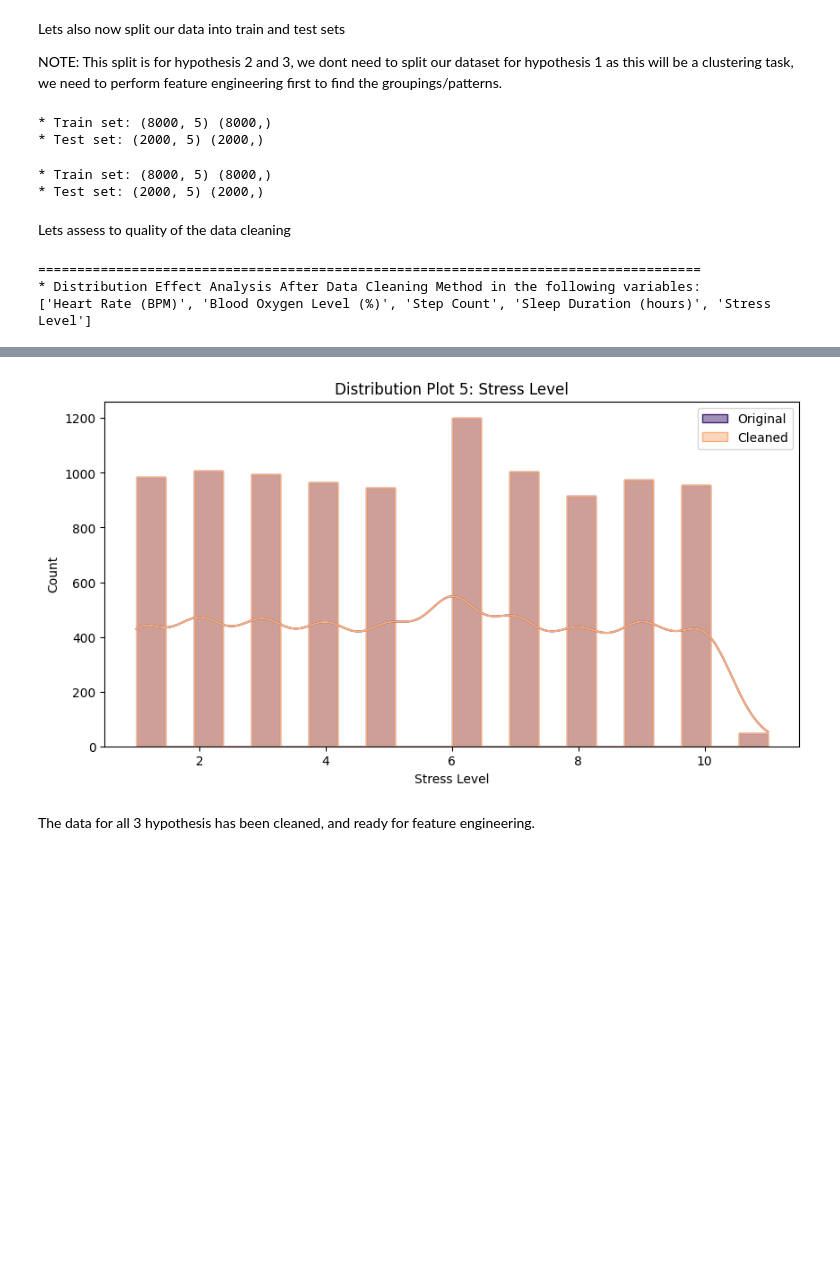
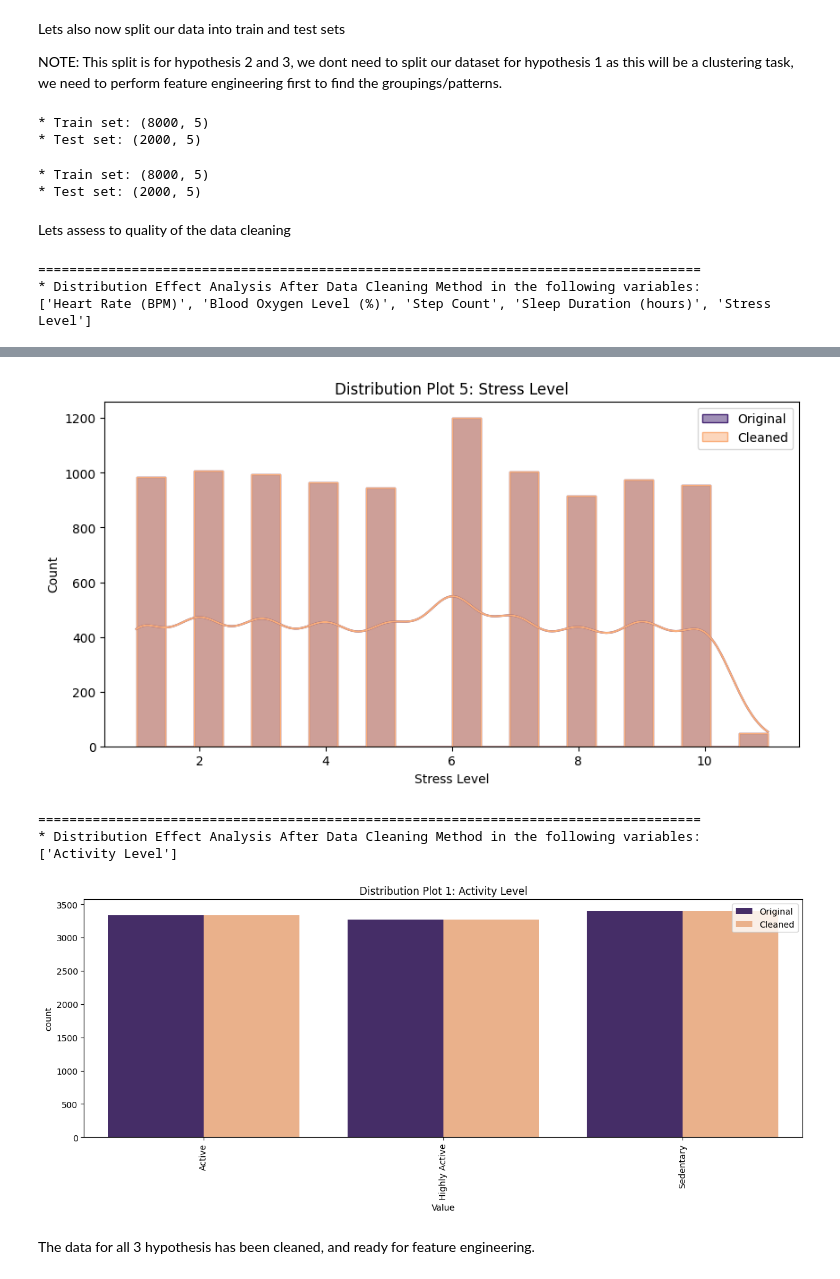
Before and after one commit to MaxBWiseman/Predictive_Analytics_Project, a Jupyter notebook: jupyter_notebooks/Data_Cleaning_Notepad.ipynb, the cells around one changed output, grey strips where cells are left out. Saved outputs shown, nothing was run; the diff lists cells and outputs as text; code cells hidden in the pictures; blank space fills up the shorter version.

Commit message:
fixed cleaned files output, visuals
Fixed the way the data is saved after data cleaning. Included before and after data cleaning histograms

```diff
--- a/jupyter_notebooks/Data_Cleaning_Notepad.ipynb
+++ b/jupyter_notebooks/Data_Cleaning_Notepad.ipynb
@@ -590,46 +590,43 @@ if "hypothesis_two_data" not in os.listdir(CleanedData):
     os.mkdir(HypothesisTwo)
 
 from sklearn.model_selection import train_test_split
-X_train, X_test, y_train, y_test = train_test_split(df.drop(['Stress Level'],axis=1),
+TrainSet, TestSet, _, __ = train_test_split(df.drop(['Stress Level'],axis=1),
                                                     df['Stress Level'],
                                                     test_size=0.2,
                                                     random_state=101)
 
 # Is good practice to inspect the shape of the Train and Test sets.
-print("* Train set:", X_train.shape, y_train.shape, "\n* Test set:",  X_test.shape, y_test.shape)
+print("* Train set:", TrainSet.shape, "\n* Test set:",  TestSet.shape)
 
-X_train.to_csv(HypothesisTwo + "X_train.csv", index=False)
-X_test.to_csv(HypothesisTwo + "X_test.csv", index=False)
-y_train.to_csv(HypothesisTwo + "y_train.csv", index=False)
-y_test.to_csv(HypothesisTwo + "y_test.csv", index=False)
+TrainSet.to_csv(HypothesisTwo + "TrainSet.csv", index=False)
+TestSet.to_csv(HypothesisTwo + "TestSet.csv", index=False)
 # %% [output]
-* Train set: (8000, 5) (8000,)
-* Test set: (2000, 5) (2000,)
+* Train set: (8000, 5)
+* Test set: (2000, 5)
 # %%
 HypothesisThree = CleanedData + "hypothesis_three_data/"
 if "hypothesis_three_data" not in os.listdir(CleanedData):
     os.mkdir(HypothesisThree)
 
 from sklearn.model_selection import train_test_split
-X_train, X_test, y_train, y_test = train_test_split(df.drop(['Step Count'],axis=1),
+TrainSet, TestSet, _, __ = train_test_split(df.drop(['Step Count'],axis=1),
                                                     df['Step Count'],
                                                     test_size=0.2,
                                                     random_state=101)
 
 # Is good practice to inspect the shape of the Train and Test sets.
-print("* Train set:", X_train.shape, y_train.shape, "\n* Test set:",  X_test.shape, y_test.shape)
+print("* Train set:", TrainSet.shape, "\n* Test set:",  TestSet.shape)
 
-X_train.to_csv(HypothesisThree + "X_train.csv", index=False)
-X_test.to_csv(HypothesisThree + "X_test.csv", index=False)
-y_train.to_csv(HypothesisThree + "y_train.csv", index=False)
-y_test.to_csv(HypothesisThree + "y_test.csv", index=False)
+TrainSet.to_csv(HypothesisThree + "TrainSet.csv", index=False)
+TestSet.to_csv(HypothesisThree + "TestSet.csv", index=False)
 # %% [output]
-* Train set: (8000, 5) (8000,)
-* Test set: (2000, 5) (2000,)
+* Train set: (8000, 5)
+* Test set: (2000, 5)
 # %% [markdown]
 Lets assess to quality of the data cleaning
 # %%
 variables_method = ['Heart Rate (BPM)', 'Blood Oxygen Level (%)', 'Step Count', 'Sleep Duration (hours)', 'Stress Level']
+variables_method2 = ['Activity Level']
 
 def DataCleaningEffect(df_original,df_cleaned,variables_applied_with_method):
 
@@ -656,33 +653,40 @@ def DataCleaningEffect(df_original,df_cleaned,variables_applied_with_method):
         fig , axes = plt.subplots(figsize=(15, 5))
         sns.countplot(hue='Type', data=dfAux, x="Value",palette=['#432371',"#FAAE7B"])
         axes.set(title=f"Distribution Plot {flag_count}: {var}")
         plt.xticks(rotation=90)
         plt.legend()
 
       else: # it is numerical variable: histogram
 
         fig , axes = plt.subplots(figsize=(10, 5))
         sns.histplot(data=df_original, x=var, color="#432371", label='Original', kde=True,element="step", ax=axes)
         sns.histplot(data=df_cleaned, x=var, color="#FAAE7B", label='Cleaned', kde=True,element="step", ax=axes)
         axes.set(title=f"Distribution Plot {flag_count}: {var}")
         plt.legend()
 
       plt.show()
       flag_count+= 1
 
 
 DataCleaningEffect(df_original=df_processed,
                    df_cleaned=df,
                    variables_applied_with_method=variables_method)
+DataCleaningEffect(df_original=df_dupe_fix,
+                   df_cleaned=df,
+                   variables_applied_with_method=variables_method2)
 # %% [output]
 =====================================================================================
 * Distribution Effect Analysis After Data Cleaning Method in the following variables:
 ['Heart Rate (BPM)', 'Blood Oxygen Level (%)', 'Step Count', 'Sleep Duration (hours)', 'Stress Level']
 [figure]
 [figure]
 [figure]
 [figure]
 [figure]
+=====================================================================================
+* Distribution Effect Analysis After Data Cleaning Method in the following variables:
+['Activity Level']
+[figure, added]
 # %% [markdown]
 The data for all 3 hypothesis has been cleaned, and ready for feature engineering.
 # %% [markdown]
```
